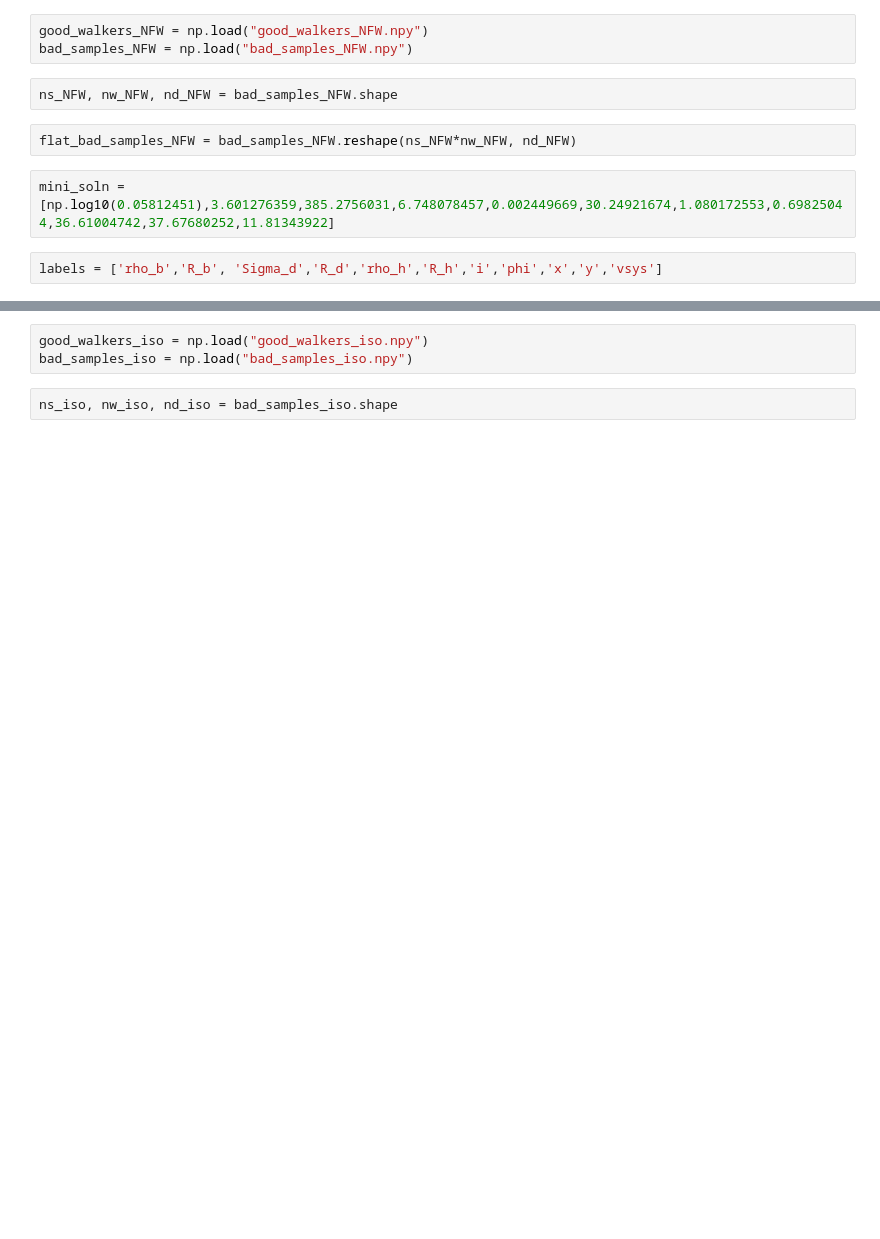
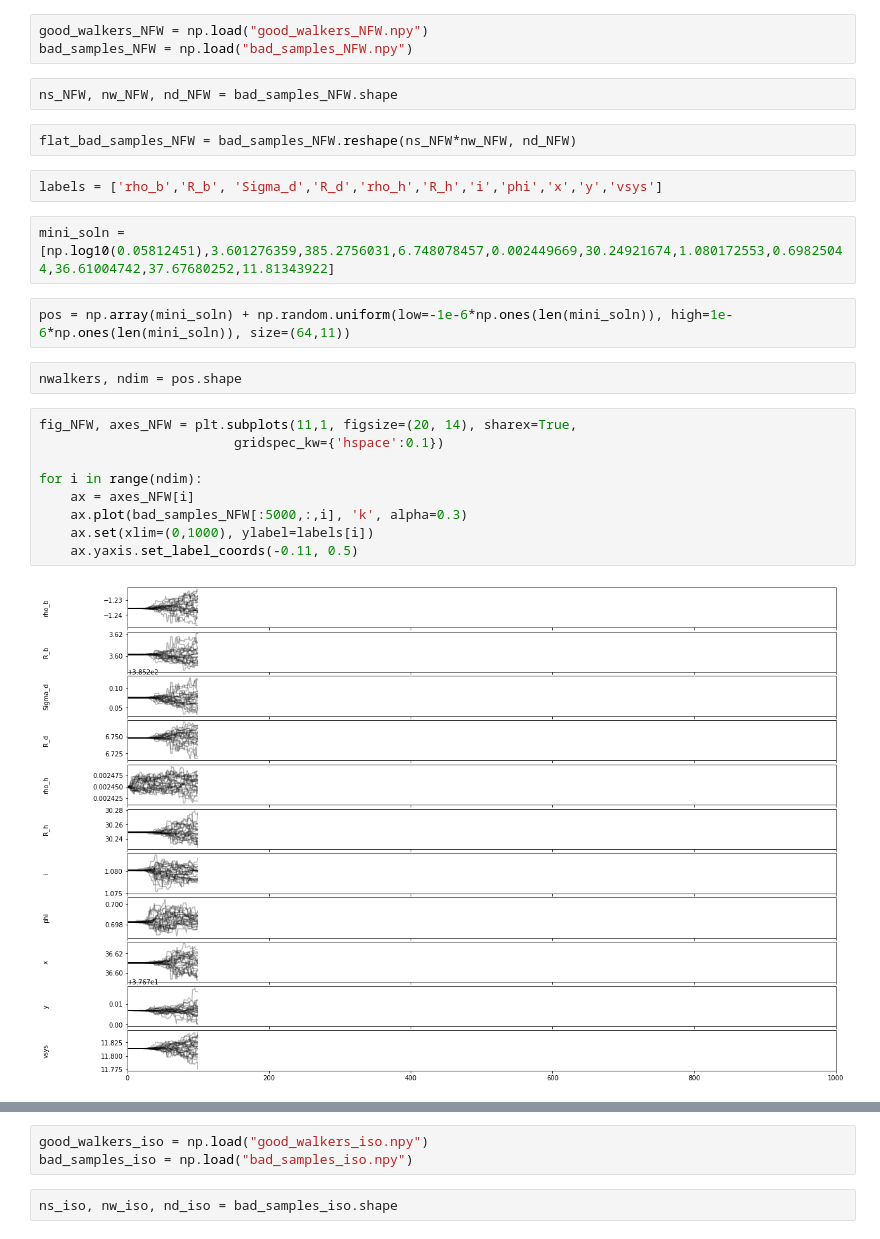
Before and after one commit to yzh250/RotationCurve, a Jupyter notebook: 2D_RC/main/MCMC.ipynb, the cells around one changed output, grey strips where cells are left out. Saved outputs shown, nothing was run; the diff lists cells and outputs as text; blank space fills up the shorter version.

```diff
--- a/2D_RC/main/MCMC.ipynb
+++ b/2D_RC/main/MCMC.ipynb
@@ -8,7 +9,22 @@ bad_samples_NFW = np.load("bad_samples_NFW.npy")
 ns_NFW, nw_NFW, nd_NFW = bad_samples_NFW.shape
 # %%
 flat_bad_samples_NFW = bad_samples_NFW.reshape(ns_NFW*nw_NFW, nd_NFW)
+# %%
+labels = ['rho_b','R_b', 'Sigma_d','R_d','rho_h','R_h','i','phi','x','y','vsys']
 # %%
 mini_soln = [np.log10(0.05812451),3.601276359,385.2756031,6.748078457,0.002449669,30.24921674,1.080172553,0.69825044,36.61004742,37.67680252,11.81343922]
-# %%
-labels = ['rho_b','R_b', 'Sigma_d','R_d','rho_h','R_h','i','phi','x','y','vsys']
+# %%
+pos = np.array(mini_soln) + np.random.uniform(low=-1e-6*np.ones(len(mini_soln)), high=1e-6*np.ones(len(mini_soln)), size=(64,11))
+# %%
+nwalkers, ndim = pos.shape
+# %%
+fig_NFW, axes_NFW = plt.subplots(11,1, figsize=(20, 14), sharex=True,
+                         gridspec_kw={'hspace':0.1})
+
+for i in range(ndim):
+    ax = axes_NFW[i]
+    ax.plot(bad_samples_NFW[:5000,:,i], 'k', alpha=0.3)
+    ax.set(xlim=(0,1000), ylabel=labels[i])
+    ax.yaxis.set_label_coords(-0.11, 0.5)
+# %% [output]
+[figure, added]
```
Also changed, not shown: parts of 7 cells of this notebook.
